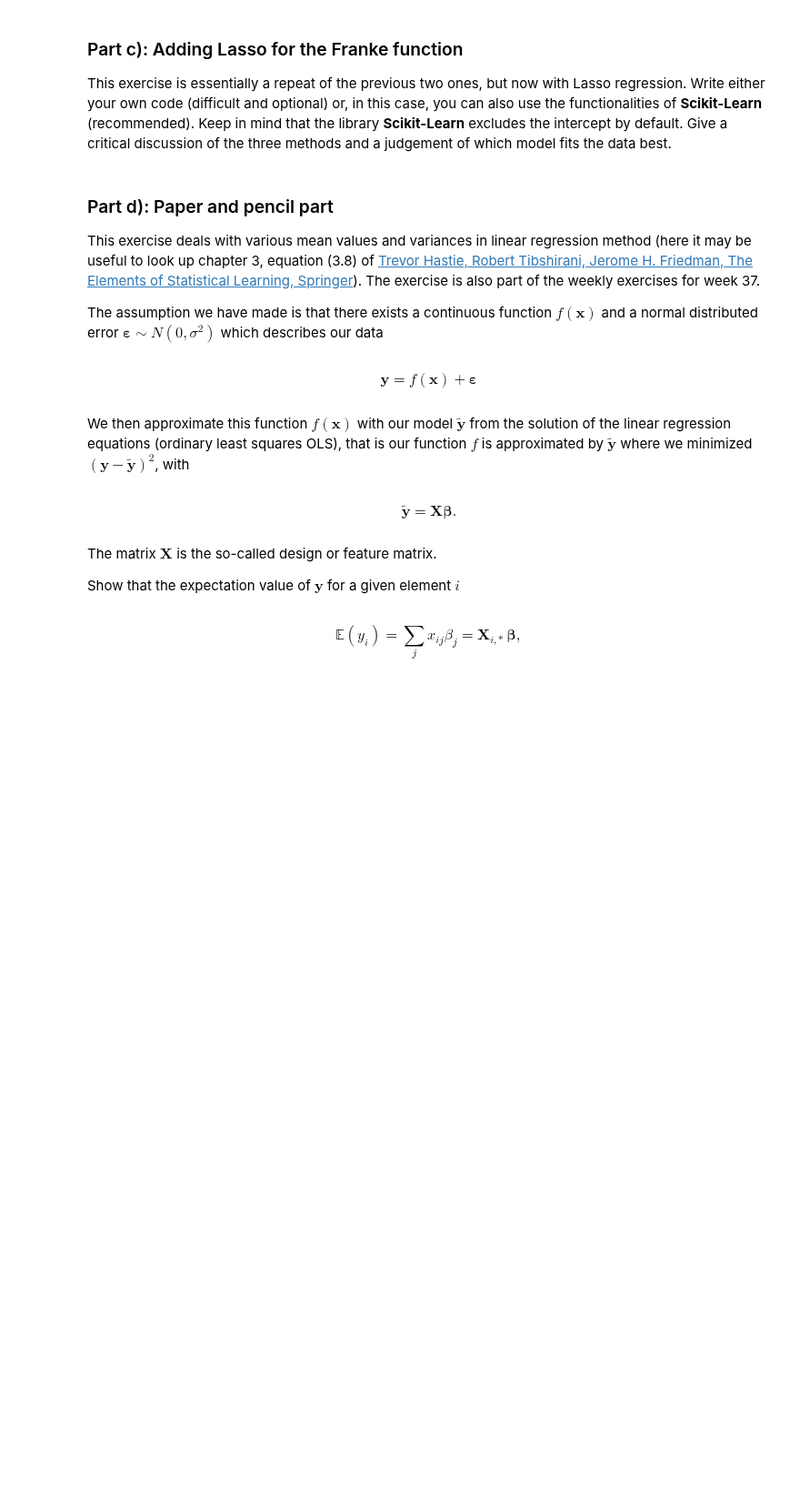
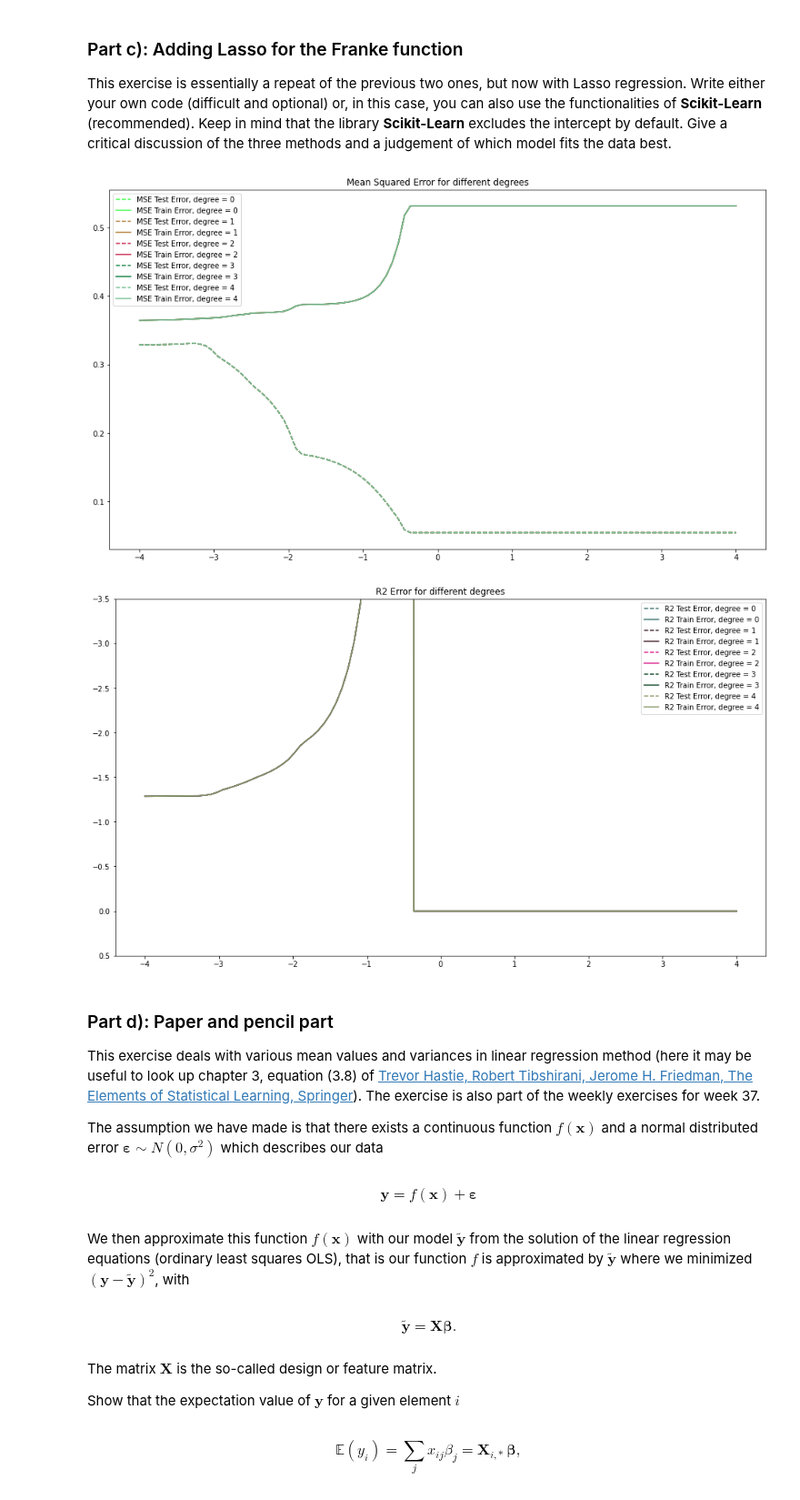
Before and after one commit to Sofriet/Project1data-ml, a Jupyter notebook: Project1.ipynb, the cells around one changed output. Shown at 91% size. Saved outputs shown, nothing was run; the diff lists cells and outputs as text; code cells hidden in the pictures; blank space fills up the shorter version.

```diff
--- a/Project1.ipynb
+++ b/Project1.ipynb
@@ -425,6 +427,75 @@ you can also use the functionalities of **Scikit-Learn** (recommended). Keep in
 Give a
 critical discussion of the three methods and a judgement of which
 model fits the data best.
+# %%
+lambdas = np.logspace(-4, 4, 100)
+
+MSETrainAllLambdas = []
+MSETestAllLambdas = []
+R2TrainAllLambdas = []
+R2TestAllLambdas = []
+
+PolynomialDegree = 5
+
+X = create_X(x, y, n = PolynomialDegree)
+
+X_train, X_test, z_train, z_test = train_test_split(X,z,test_size=0.2)
+clf = skl.LinearRegression().fit(X_train, z_train)
+
+scaler = StandardScaler()
+scaler.fit(X_train)
+X_train_scaled = scaler.transform(X_train)
+X_test_scaled = scaler.transform(X_test)
+
+np.random.seed(42)
+
+for degree in range(0, PolynomialDegree):
+    PolyDegree = []
+
+    MSETrain = []
+    MSETest = []
+
+    R2Train = []
+    R2Test = []
+
+    for lamb in lambdas:
+        model = skl.Lasso(lamb, fit_intercept=False)
+        clf = model.fit(X_train_scaled, z_train)
+        z_fit = clf.predict(X_train_scaled)
+        z_pred = clf.predict(X_test_scaled)
+
+        MSETrain.append(mean_squared_error(z_fit,z_train))
+        MSETest.append(mean_squared_error(z_test, z_pred))
+        R2Train.append(r2_score(z_fit, z_train))
+        R2Test.append(r2_score(z_test, z_pred))
+        PolyDegree.append(degree)
+
+    MSETrainAllLambdas.append(MSETrain)
+    MSETestAllLambdas.append(MSETest)
+    R2TrainAllLambdas.append(R2Train)
+    R2TestAllLambdas.append(R2Test)
+
+plt.figure(figsize=(16,9))
+for i in range(0, len(MSETrainAllLambdas)):
+    color = "%06x" % rd.randint(0, 0xFFFFFF) # Keep both Train and Test the same color
+    plt.plot(np.log10(lambdas), MSETestAllLambdas[i], linestyle = '--', color = "#" + color, label=f'MSE Test Error, degree = {i}')
+    plt.plot(np.log10(lambdas), MSETrainAllLambdas[i], color = "#" + color, label=f'MSE Train Error, degree = {i}')
+plt.title(f"Mean Squared Error for different degrees")
+plt.legend()
+plt.show()
+
+plt.figure(figsize=(16,9))
+for i in range(0, len(R2TrainAllLambdas)):
+    color = "%06x" % rd.randint(0, 0xFFFFFF) # Keep both Train and Test the same color
+    plt.plot(np.log10(lambdas), R2TestAllLambdas[i], linestyle = '--', color = "#" + color, label=f'R2 Test Error, degree = {i}')
+    plt.plot(np.log10(lambdas), R2TrainAllLambdas[i], color = "#" + color, label=f'R2 Train Error, degree = {i}')
+plt.title(f"R2 Error for different degrees")
+plt.ylim(0.5,-3.5)
+plt.legend()
+plt.show()
+# %% [output]
+[figure, added]
+[figure, added]
 # %% [markdown]
 ### Part d): Paper and pencil part
 
```
Also changed, not shown: parts of 12 cells of this notebook.
